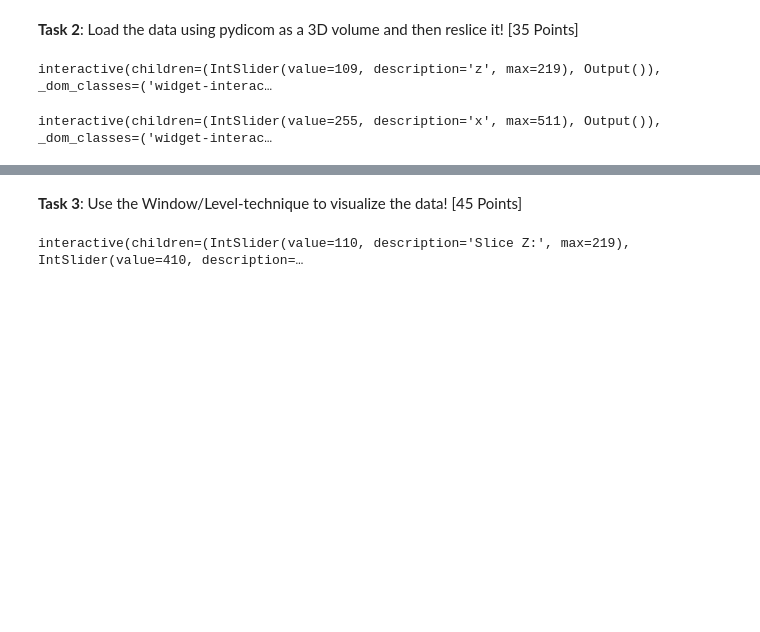
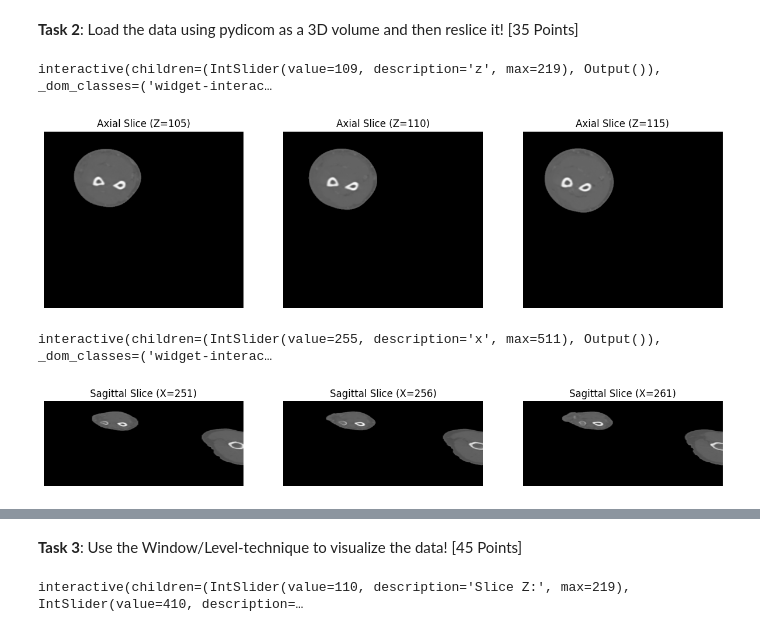
Before and after one commit to shkimmie-umb/cs666student, a Jupyter notebook: CS666_Assignment_6_shk.ipynb, the cells around one changed output, grey strips where cells are left out. Cells and saved outputs as stored; diff of their text form; code cells hidden in the pictures; blank space fills up the shorter version.

```diff
--- a/CS666_Assignment_6_shk.ipynb
+++ b/CS666_Assignment_6_shk.ipynb
@@ -102,19 +102,32 @@ for i, filename in enumerate(dcm_files):
 # %%
 # TODO: YOUR CODE FOR AXIAL
 from ipywidgets import interact
 import matplotlib.pyplot as plt
 
 def show_axial(z):
     plt.figure(figsize=(6, 6))
     plt.imshow(ct_volume[:, :, z], cmap='gray')
     plt.title(f'Axial Slice (Z={z})')
     plt.axis('off')
     plt.show()
 
 # Creates a slider to scroll through all slices along the Z-axis
-interact(show_axial, z=(0, ct_volume.shape[2] - 1));
+interact(show_axial, z=(0, ct_volume.shape[2] - 1))
+
+# Static visualization for GitHub compatibility
+mid_z = ct_volume.shape[2] // 2
+fig, axes = plt.subplots(1, 3, figsize=(15, 5))
+
+for i, offset in enumerate([-5, 0, 5]):
+    slice_idx = max(0, min(ct_volume.shape[2] - 1, mid_z + offset))
+    axes[i].imshow(ct_volume[:, :, slice_idx], cmap='gray')
+    axes[i].set_title(f'Axial Slice (Z={slice_idx})')
+    axes[i].axis('off')
+
+plt.show()
 # %% [output]
 interactive(children=(IntSlider(value=109, description='z', max=219), Output()), _dom_classes=('widget-interac…
+[figure, added]
 # %%
 # TODO: YOUR CODE FOR SAGITTAL
 
@@ -132,9 +145,22 @@ def show_sagittal(x):
     plt.axis('off')
     plt.show()
 
-interact(show_sagittal, x=(0, ct_volume.shape[1] - 1));
+interact(show_sagittal, x=(0, ct_volume.shape[1] - 1))
+
+# Static visualization for GitHub compatibility
+mid_x = ct_volume.shape[1] // 2
+fig, axes = plt.subplots(1, 3, figsize=(15, 5))
+
+for i, offset in enumerate([-5, 0, 5]):
+    slice_idx = max(0, min(ct_volume.shape[1] - 1, mid_x + offset))
+    axes[i].imshow(ct_volume[:, slice_idx, :], cmap='gray', aspect=sagittal_aspect)
+    axes[i].set_title(f'Sagittal Slice (X={slice_idx})')
+    axes[i].axis('off')
+
+plt.show()
 # %% [output]
 interactive(children=(IntSlider(value=255, description='x', max=511), Output()), _dom_classes=('widget-interac…
+[figure, added]
 # %%
 # TODO: YOUR CODE FOR CORONAL
 def show_coronal(y):
```
Also changed, not shown: parts of 3 cells of this notebook.
